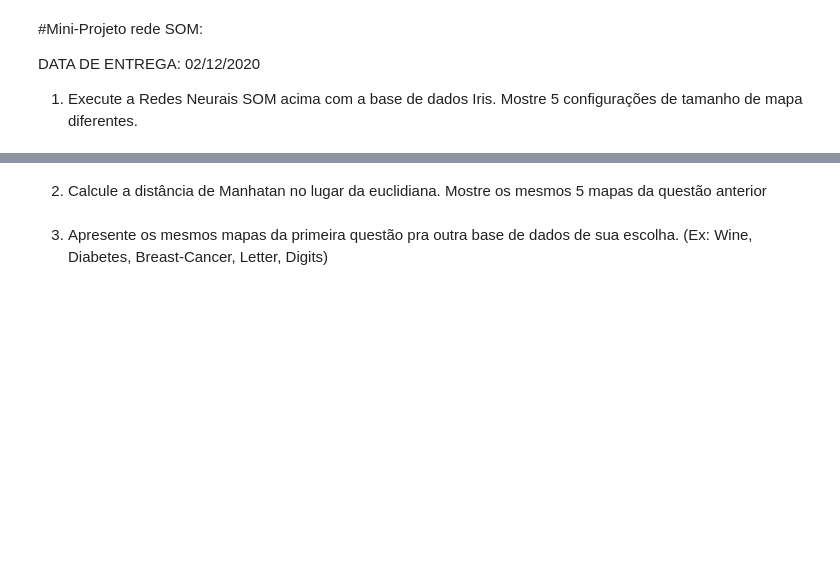
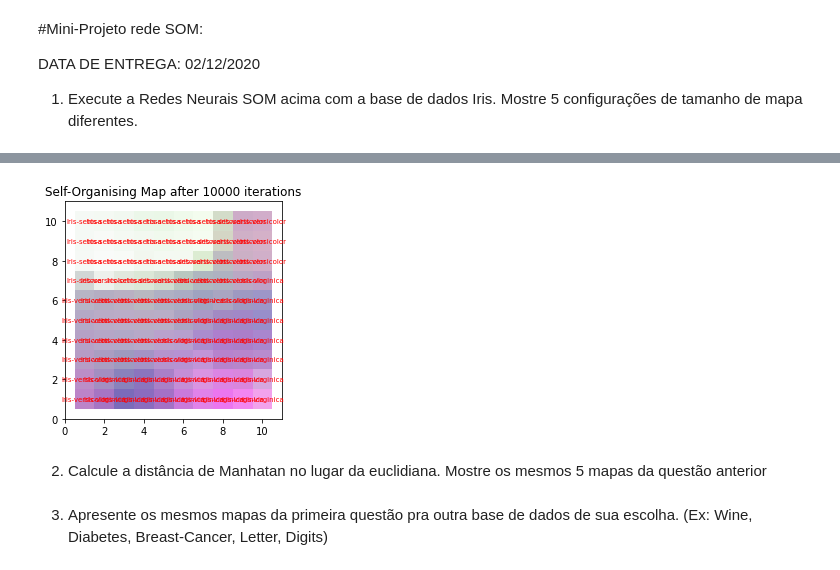
Before and after one commit to luizcalabria/redes_neurais_pos, a Jupyter notebook: Self_Organising_Map.ipynb, the cells around one changed output, grey strips where cells are left out. Saved outputs shown, nothing was run; the diff lists cells and outputs as text; code cells hidden in the pictures; blank space fills up the shorter version.

```diff
--- a/Self_Organising_Map.ipynb
+++ b/Self_Organising_Map.ipynb
@@ -226,3 +271,48 @@ DATA DE ENTREGA: 02/12/2020
+# %%
+#Tamanho do mapa 7 x 7
+X = 7
+Y = 7
+network_dimensions = np.array([X, Y])
+
+
+n_iterations = 10000
+#taxa de aprendizado
+init_learning_rate = 0.1
+
+#Normalização dos dados
+normalize_data = True
+# se True, normaliza em relação a toda a base de dados
+# se False, normaliza entre [0 1] levando em conta cada coluna
+normalize_by_column = False
+
+#cria raio inicial de acordo com o tamanho inicial do mapa da SOM
+init_radius = max(network_dimensions[0], network_dimensions[1]) / 2
+
+#constante de tempo que decai com o tempo
+time_constant = n_iterations / np.log(init_radius)
+# %%
+fig = plt.figure()
+# setup axes
+ax = fig.add_subplot(111, aspect='equal')
+ax.set_xlim((0, net.shape[0]+1))
+ax.set_ylim((0, net.shape[1]+1))
+ax.set_title('Self-Organising Map after %d iterations' % n_iterations)
+
+# plot the rectangles
+for x in range(1, net.shape[0] + 1):
+    for y in range(1, net.shape[1] + 1):
+        #print(net[x-1,y-1,:])
+        m = label_map[x-1,y-1]
+        name_class = c[np.argmax(m)]
+        ax.add_patch(patches.Rectangle((x-0.5, y-0.5), 1, 1,
+                     facecolor=net[x-1,y-1,:],
+                     edgecolor='none',label='sdsad'))
+        ax.text(x,y, name_class,
+         horizontalalignment='center', verticalalignment='center',
+         fontsize=7, color='red')
+plt.show()
+# %% [output]
+[figure, added]
 # %% [markdown]
 2. Calcule a distância de Manhatan no lugar da euclidiana. Mostre os mesmos 5 mapas da questão anterior
 # %% [markdown]
```
Also changed, not shown: parts of 4 cells of this notebook.
